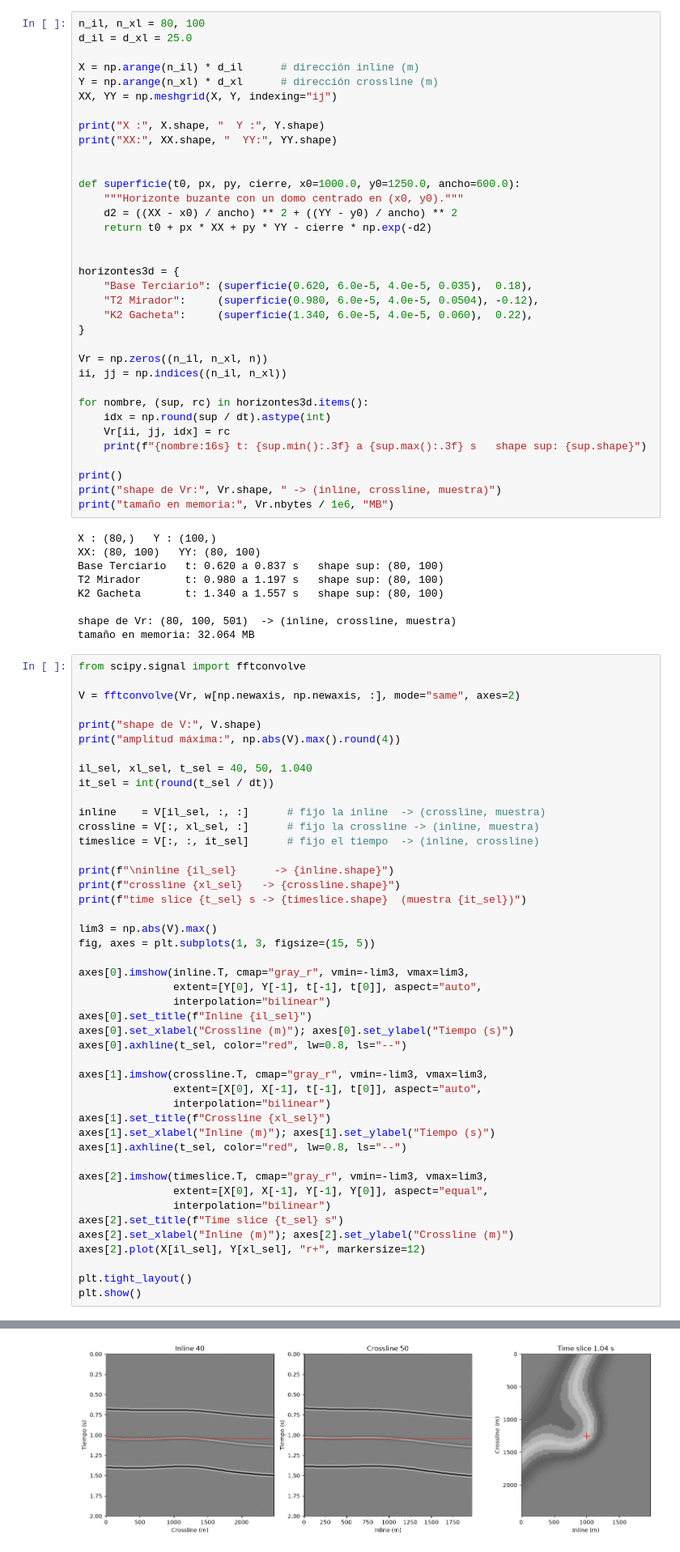
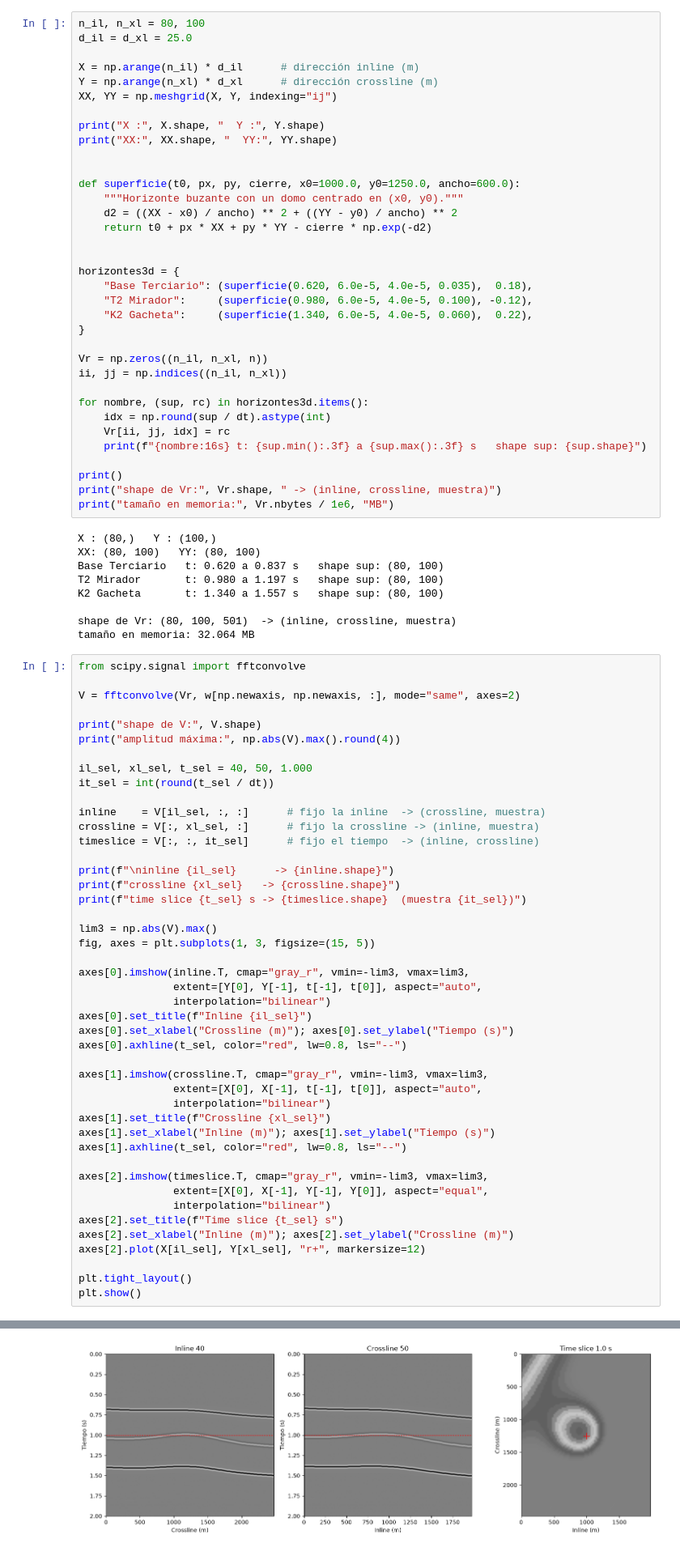
Before and after one commit to davidguto/sismica-python, a Jupyter notebook: notebooks/01_numpy_trazas.ipynb, the cells around one changed output, grey strips where cells are left out. Shown at 81% size. Cells and saved outputs as stored; diff of their text form.

```diff
--- a/notebooks/01_numpy_trazas.ipynb
+++ b/notebooks/01_numpy_trazas.ipynb
@@ -241,7 +241,7 @@ def superficie(t0, px, py, cierre, x0=1000.0, y0=1250.0, ancho=600.0):
 
 horizontes3d = {
     "Base Terciario": (superficie(0.620, 6.0e-5, 4.0e-5, 0.035),  0.18),
-    "T2 Mirador":     (superficie(0.980, 6.0e-5, 4.0e-5, 0.0504), -0.12),
+    "T2 Mirador":     (superficie(0.980, 6.0e-5, 4.0e-5, 0.100), -0.12),
     "K2 Gacheta":     (superficie(1.340, 6.0e-5, 4.0e-5, 0.060),  0.22),
 }
 
@@ -273,7 +273,7 @@ V = fftconvolve(Vr, w[np.newaxis, np.newaxis, :], mode="same", axes=2)
 print("shape de V:", V.shape)
 print("amplitud máxima:", np.abs(V).max().round(4))
 
-il_sel, xl_sel, t_sel = 40, 50, 1.040
+il_sel, xl_sel, t_sel = 40, 50, 1.000
 it_sel = int(round(t_sel / dt))
 
 inline    = V[il_sel, :, :]      # fijo la inline  -> (crossline, muestra)
@@ -320 +320 @@ time slice 1.04 s -> (80, 100)  (muestra 260)
-[figure, old version]
+[figure, new version]
```
Also changed, not shown: parts of 1 cell of this notebook.
